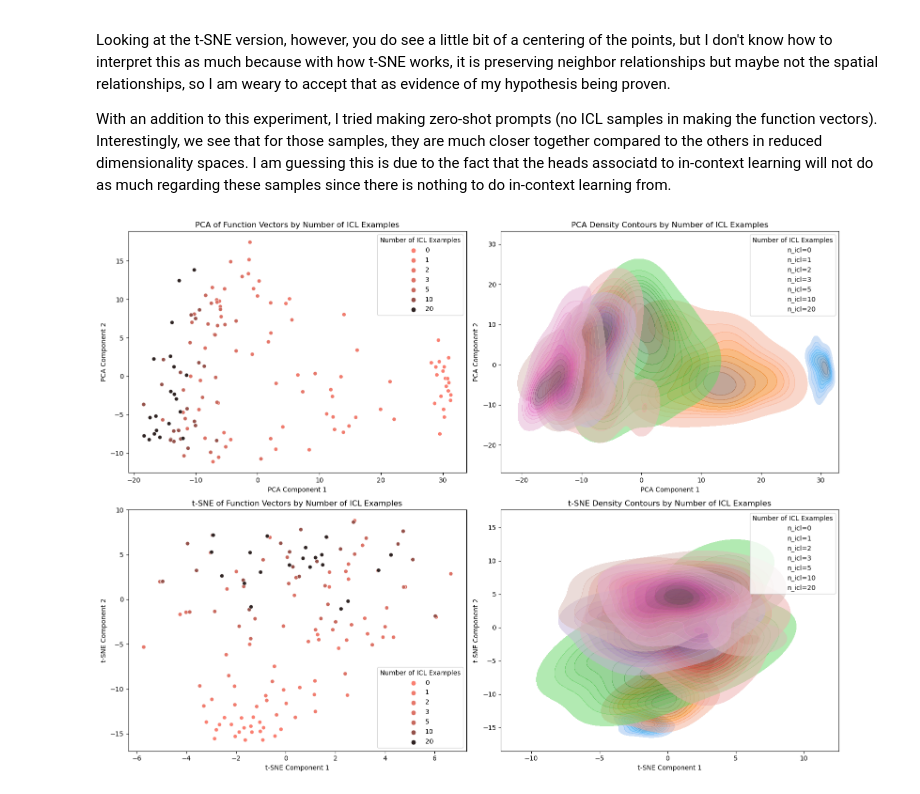
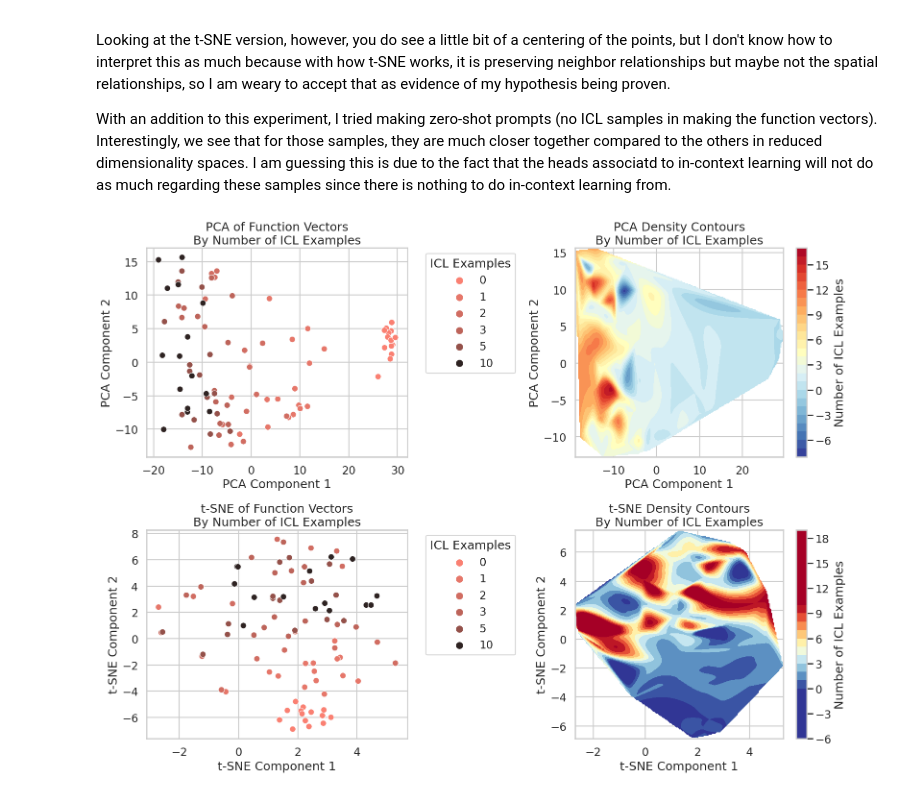
Before and after one commit to JKeane4210/function_vectors, a Jupyter notebook: notebooks/unpacking_fvs.ipynb, the cells around one changed output. Saved outputs shown, nothing was run; the diff lists cells and outputs as text; code cells hidden in the pictures.

```diff
--- a/notebooks/unpacking_fvs.ipynb
+++ b/notebooks/unpacking_fvs.ipynb
@@ -336,19 +337,22 @@ GPT-J+FV: 'The word "yin" means "yang." The word "yin" means'
 
 To play with this question, I want to ruse the mean activations that are resulting from `get_mean_head_activations(dataset, model, model_config, tokenizer, n_icl_examples, N_TRIALS)` to use different numbers of `n_icl_examples` for singular trials and using `compute_universal_function_vector(mean_activations, model, model_config, n_top_heads)` to compute the function vector for these. I then want to perform dimensionality reduction to visualize the relationships in this space. I am hypothesizing that as `n_icl_examples` increases, the samples will be more towards the center of the distribution of function vectors since they are more of an averaging of the information in how I currently think about this.
 # %%
-n_icl_samples = [0, 1, 2, 3, 5, 10, 20]
-N_TRIALS_PER_SAMPLE = 20
+torch.cuda.empty_cache()
+
+n_icl_samples = [0, 1, 2, 3, 5, 10]
+N_TRIALS_PER_SAMPLE = 15
 
 fvs = []
 for n_icl in tqdm(n_icl_samples):
     for trial_index in tqdm(range(N_TRIALS_PER_SAMPLE)):
-        mean_activations_n = get_mean_head_activations(dataset, model, model_config, tokenizer, n_icl_examples=n_icl, N_TRIALS=1)
-        FV_n, top_heads_n = compute_universal_function_vector(mean_activations_n, model, model_config, n_top_heads=10)
+        mean_activations_n, word_pair_info = get_mean_head_activations_unpacked(dataset, model, model_config, tokenizer, n_icl_examples=n_icl, N_TRIALS=1)
+        FV_n, _ = compute_universal_function_vector(mean_activations_n, model, model_config, n_top_heads=10)
         fvs.append({
             'n_icl': n_icl,
             'trial_index': trial_index,
             'FV': FV_n,
-            'top_heads': top_heads_n
+            'word_pair_info': word_pair_info,
+            # 'top_heads': top_heads_n
         })
 # %%
 from sklearn.decomposition import PCA
@@ -408,80 +412,73 @@ Looking at the t-SNE version, however, you do see a little bit of a centering of
 
 With an addition to this experiment, I tried making zero-shot prompts (no ICL samples in making the function vectors). Interestingly, we see that for those samples, they are much closer together compared to the others in reduced dimensionality spaces. I am guessing this is due to the fact that the heads associatd to in-context learning will not do as much regarding these samples since there is nothing to do in-context learning from.
 # %%
-from sklearn.decomposition import PCA
-from sklearn.manifold import TSNE
-import matplotlib.pyplot as plt
-import seaborn as sns
-import numpy as np
+N_LEVELS = 25
 
-# Create subplots with 2 rows and 2 columns
 fig, axes = plt.subplots(2, 2, figsize=(16, 12))
+sns.set_style("whitegrid")
+sns.set_context("talk")
+
+# Get min and max values for n_icl
+n_icl_values = [item['n_icl'] for item in fvs]
+vmin = min(n_icl_values)
+vmax = max(n_icl_values)
 
 # PCA scatter plot
 sns.scatterplot(
     x=fvs_pca[:, 0],
     y=fvs_pca[:, 1],
-    hue=[item['n_icl'] for item in fvs],
+    hue=n_icl_values,
     palette='dark:salmon_r',
     legend='full',
     ax=axes[0, 0]
 )
-axes[0, 0].set_title('PCA of Function Vectors by Number of ICL Examples')
+axes[0, 0].set_title('PCA of Function Vectors\nBy Number of ICL Examples')
 axes[0, 0].set_xlabel('PCA Component 1')
 axes[0, 0].set_ylabel('PCA Component 2')
-axes[0, 0].legend(title='Number of ICL Examples')
+axes[0, 0].legend(title='ICL Examples', bbox_to_anchor=(1.05, 1), loc='upper left')
 
 # PCA contour plot
-for n_icl in n_icl_samples:
-    mask = np.array([item['n_icl'] == n_icl for item in fvs])
-    if mask.sum() > 2:  # Need at least 3 points for contour
-        sns.kdeplot(
-            x=fvs_pca[mask, 0],
-            y=fvs_pca[mask, 1],
-            ax=axes[0, 1],
-            label=f'n_icl={n_icl}',
-            # levels=3
-            fill=True,
-            alpha=0.5
-        )
-axes[0, 1].set_title('PCA Density Contours by Number of ICL Examples')
+x_pca = fvs_pca[:, 0]
+y_pca = fvs_pca[:, 1]
+z_pca = np.array(n_icl_values)
+grid_x_pca, grid_y_pca = np.mgrid[x_pca.min():x_pca.max():200j, y_pca.min():y_pca.max():200j]
+grid_z_pca = griddata((x_pca, y_pca), z_pca, (grid_x_pca, grid_y_pca), method='cubic')
+contour_pca = axes[0, 1].contourf(grid_x_pca, grid_y_pca, grid_z_pca, levels=N_LEVELS, cmap='RdYlBu_r')
+fig.colorbar(contour_pca, ax=axes[0, 1], label="Number of ICL Examples")
+axes[0, 1].set_title('PCA Density Contours\nBy Number of ICL Examples')
 axes[0, 1].set_xlabel('PCA Component 1')
 axes[0, 1].set_ylabel('PCA Component 2')
-axes[0, 1].legend(title='Number of ICL Examples')
 
 # t-SNE scatter plot
 sns.scatterplot(
     x=fvs_tsne[:, 0],
     y=fvs_tsne[:, 1],
-    hue=[item['n_icl'] for item in fvs],
+    hue=n_icl_values,
     palette='dark:salmon_r',
     legend='full',
     ax=axes[1, 0]
 )
-axes[1, 0].set_title('t-SNE of Function Vectors by Number of ICL Examples')
+axes[1, 0].set_title('t-SNE of Function Vectors\nBy Number of ICL Examples')
 axes[1, 0].set_xlabel('t-SNE Component 1')
 axes[1, 0].set_ylabel('t-SNE Component 2')
-axes[1, 0].legend(title='Number of ICL Examples')
+axes[1, 0].legend(title='ICL Examples', bbox_to_anchor=(1.05, 1), loc='upper left')
 
 # t-SNE contour plot
-for n_icl in n_icl_samples:
-    mask = np.array([item['n_icl'] == n_icl for item in fvs])
-    if mask.sum() > 2:  # Need at least 3 points for contour
-        sns.kdeplot(
-            x=fvs_tsne[mask, 0],
-            y=fvs_tsne[mask, 1],
-            ax=axes[1, 1],
-            label=f'n_icl={n_icl}',
-            # levels=3,
-            fill=True,
-            alpha=0.5
-        )
-axes[1, 1].set_title('t-SNE Density Contours by Number of ICL Examples')
+x_tsne = fvs_tsne[:, 0]
+y_tsne = fvs_tsne[:, 1]
+z_tsne = np.array(n_icl_values)
+grid_x_tsne, grid_y_tsne = np.mgrid[x_tsne.min():x_tsne.max():200j, y_tsne.min():y_tsne.max():200j]
+grid_z_tsne = griddata((x_tsne, y_tsne), z_tsne, (grid_x_tsne, grid_y_tsne), method='cubic')
+contour_tsne = axes[1, 1].contourf(grid_x_tsne, grid_y_tsne, grid_z_tsne, levels=N_LEVELS, cmap='RdYlBu_r', vmin=vmin, vmax=vmax)
+fig.colorbar(contour_tsne, ax=axes[1, 1], label="Number of ICL Examples")
+axes[1, 1].set_title('t-SNE Density Contours\nBy Number of ICL Examples')
 axes[1, 1].set_xlabel('t-SNE Component 1')
 axes[1, 1].set_ylabel('t-SNE Component 2')
-axes[1, 1].legend(title='Number of ICL Examples')
+
+pca_xlim = axes[0, 0].get_xlim()
+pca_ylim = axes[0, 0].get_ylim()
 
 plt.tight_layout()
 plt.show()
 # %% [output]
-[figure, old version]
+[figure, new version]
```
Also changed, not shown: parts of 12 cells of this notebook.
